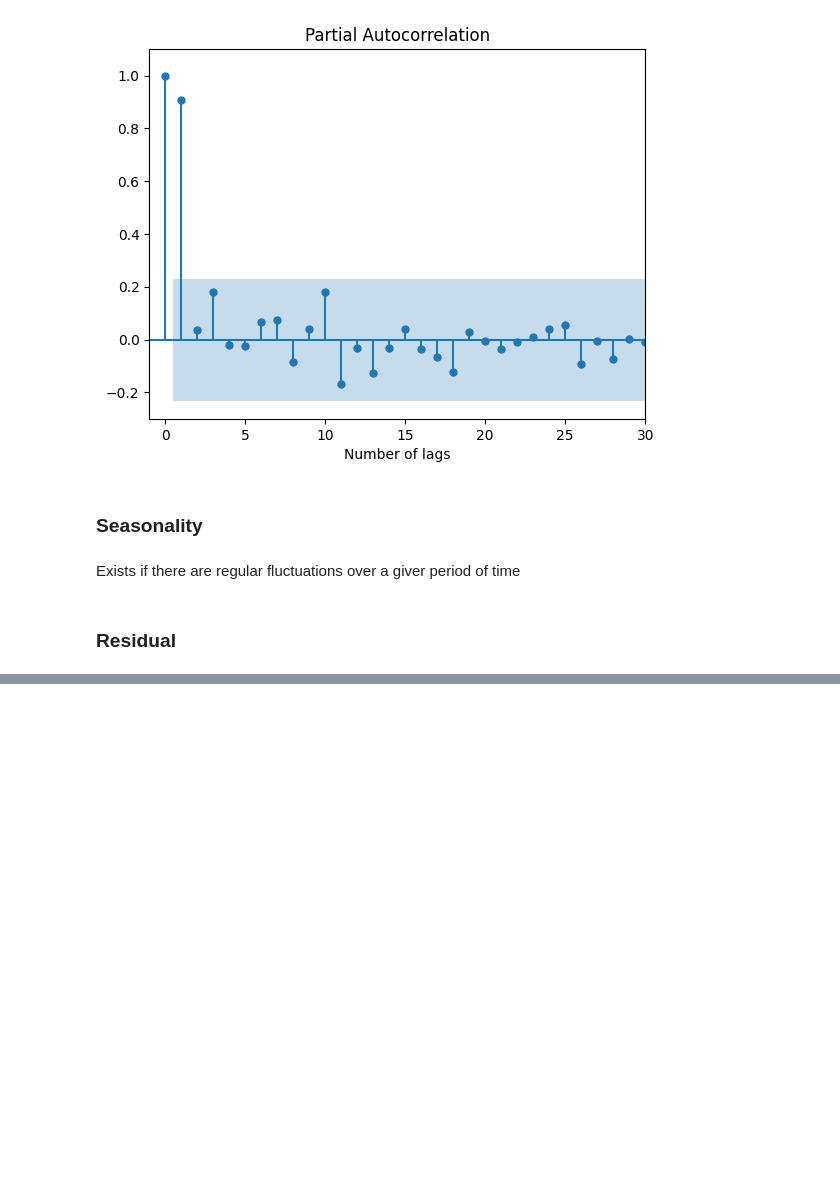
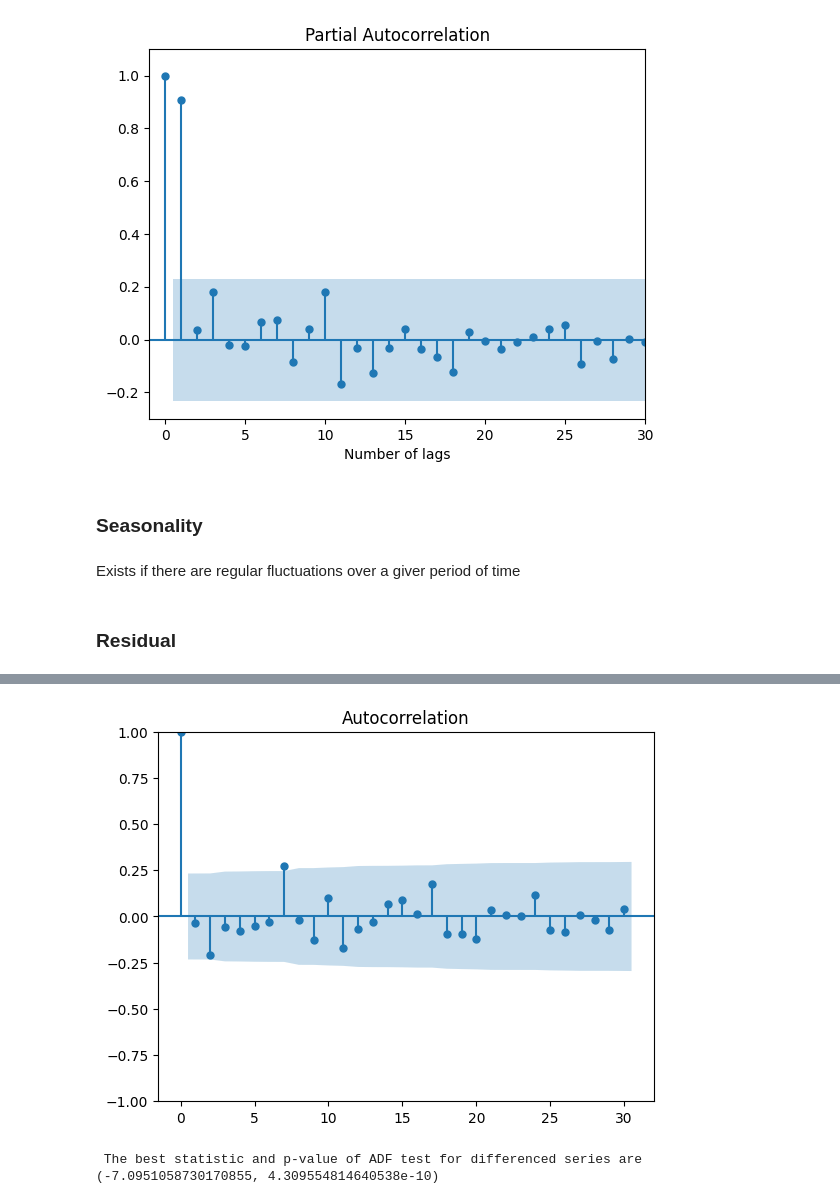
Before and after one commit to guilhermemalves03/Machine-Learning-for-Financial-Risk-Management-with-Python, a Jupyter notebook: 2-IntroductionToTimeSeriesModeling.ipynb, the cells around one changed output, grey strips where cells are left out. Cells and saved outputs as stored; diff of their text form; code cells hidden in the pictures; blank space fills up the shorter version.

```diff
--- a/2-IntroductionToTimeSeriesModeling.ipynb
+++ b/2-IntroductionToTimeSeriesModeling.ipynb
@@ -110,0 +144,8 @@ irregular component of time series. Equal to the difference between observations
+# %%
+sm.graphics.tsa.plot_acf(diff_SP_prices.dropna(), lags=30)
+plt.show()
+stat_test2=adfuller(diff_SP_prices.dropna())[0:2]
+print(" The best statistic and p-value of ADF test for differenced series are {}".format(stat_test2))
+# %% [output]
+[figure, added]
+ The best statistic and p-value of ADF test for differenced series are (-7.0951058730170855, 4.309554814640538e-10)
```
Also changed, not shown: parts of 7 cells of this notebook.
